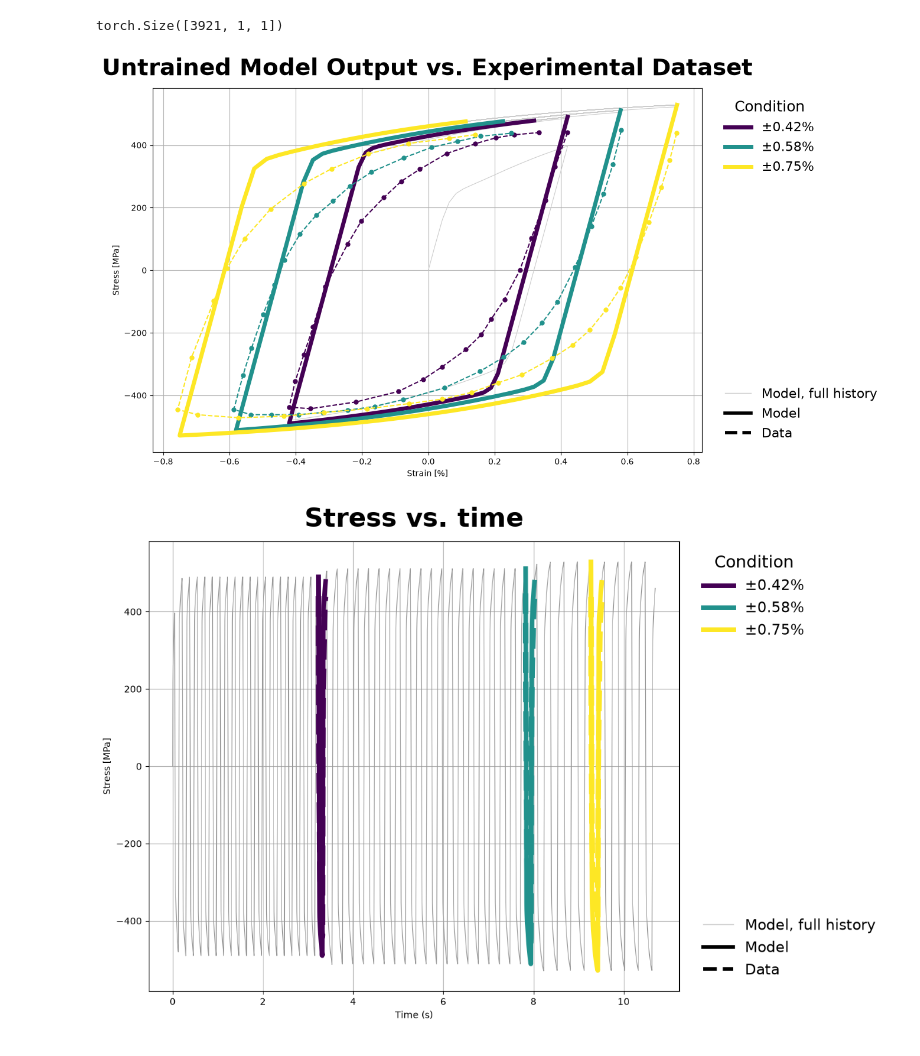
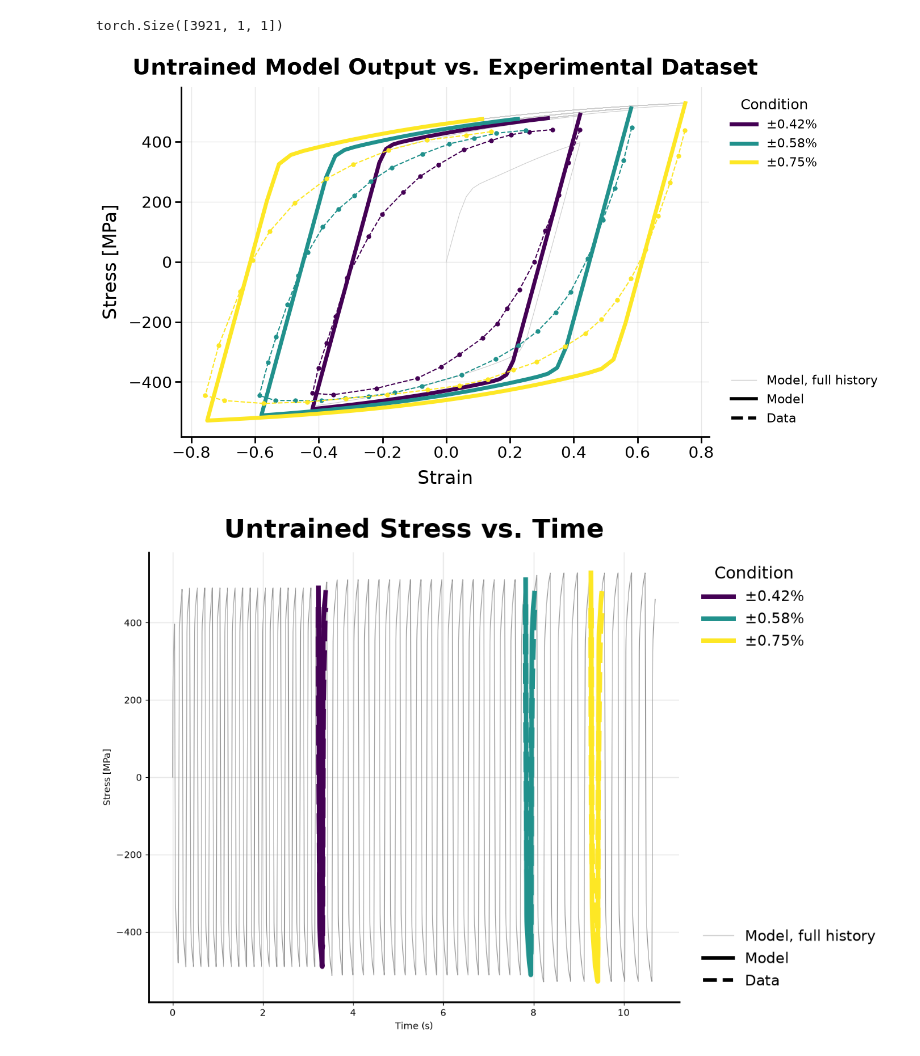
Before and after one commit to ColinMG2/neml2, a Jupyter notebook: cmg_projects/cyclic_optimization/tungsten_deterministic_mst.ipynb, the cells around one changed output. Saved outputs shown, nothing was run; the diff lists cells and outputs as text; code cells hidden in the pictures.

```diff
--- a/cmg_projects/cyclic_optimization/tungsten_deterministic_mst.ipynb
+++ b/cmg_projects/cyclic_optimization/tungsten_deterministic_mst.ipynb
@@ -427,7 +430,7 @@ print(stress.shape)
 # %% [output]
 torch.Size([3921, 1, 1])
 # %%
-def plot_against_data(stress, title):
+def plot_against_data(stress, title1, title2):
     color = mpl.cm.viridis(np.linspace(0, 1, len(amp_labels)))
     stress = stress.detach().cpu()
     eps = strain_history.cpu().numpy() * 100
@@ -485,45 +488,58 @@ def plot_against_data(stress, title):
 
     ax.set_xlabel("Strain [%]")
     ax.set_ylabel("Stress [MPa]")
-    ax.set_title(title, fontsize=28, fontweight="bold", pad=16)
-    ax.grid()
+    ax.set_title(title1, fontsize=28, fontweight="bold", pad=16)
+    ax.tick_params(axis="both", which="major", labelsize=20, width=2, length=8)
+    ax.grid(True, alpha=0.3, lw=1)
+    for spine in ("top", "right"):
+        ax.spines[spine].set_visible(False)
+    for spine in ("left", "bottom"):
+        ax.spines[spine].set_linewidth(2)
 
     t = time_history.cpu().numpy()
     fig, ax1 = plt.subplots(figsize=(12, 8))
     ax1.plot(t, stress[:, 0, 0].numpy(), color="0.6", lw=0.8)
     for j, label in enumerate(amp_labels):
         idx = compare_idx[j].cpu()
         ax1.plot(t[idx], stress[idx, 0, 0].numpy(), color=color[j], lw=5)
         ax1.plot(t[idx], targets[j].cpu().numpy(), "--", color=color[j], lw=6)
     leg_cond = ax1.legend(
         handles=cond_handles,
         loc="upper left",
         bbox_to_anchor=(1.02, 1.0),
         fontsize=16,
         title="Condition",
         title_fontsize=18,
         frameon=False,
     )
     ax1.add_artist(leg_cond)
     ax1.legend(
         handles=style_handles,
         loc="lower left",
         bbox_to_anchor=(1.02, 0.0),
         fontsize=16,
         frameon=False,
     )
     ax1.set_xlabel("Time (s)")
     ax1.set_ylabel("Stress [MPa]")
-    ax1.set_title("Stress vs. time", fontsize=28, fontweight="bold", pad=16)
-    ax1.grid()
+    ax1.set_title(title2, fontsize=28, fontweight="bold", pad=16)
+    ax.set_xlabel("Strain", fontsize=24, labelpad=10)
+    ax.set_ylabel("Stress [MPa]", fontsize=24, labelpad=10)
+    ax1.grid(True, alpha=0.3, lw=1)
+    for spine in ("top", "right"):
+        ax1.spines[spine].set_visible(False)
+    for spine in ("left", "bottom"):
+        ax1.spines[spine].set_linewidth(2)
     plt.tight_layout()
     plt.show()
 
 
-plot_against_data(stress, "Untrained Model Output vs. Experimental Dataset")
+plot_against_data(
+    stress, "Untrained Model Output vs. Experimental Dataset", "Untrained Stress vs. Time"
+)
 # %% [output]
-[figure, old version]
+[figure, new version]
-[figure, old version]
+[figure, new version]
 # %%
 class LogRangeRescale(reparametrization.RangeRescale):
     """Map [0, 1] to [lb, ub] in log space, so an Adam step is a relative change."""
```
Also changed, not shown: parts of 6 cells of this notebook, 2 other files.
